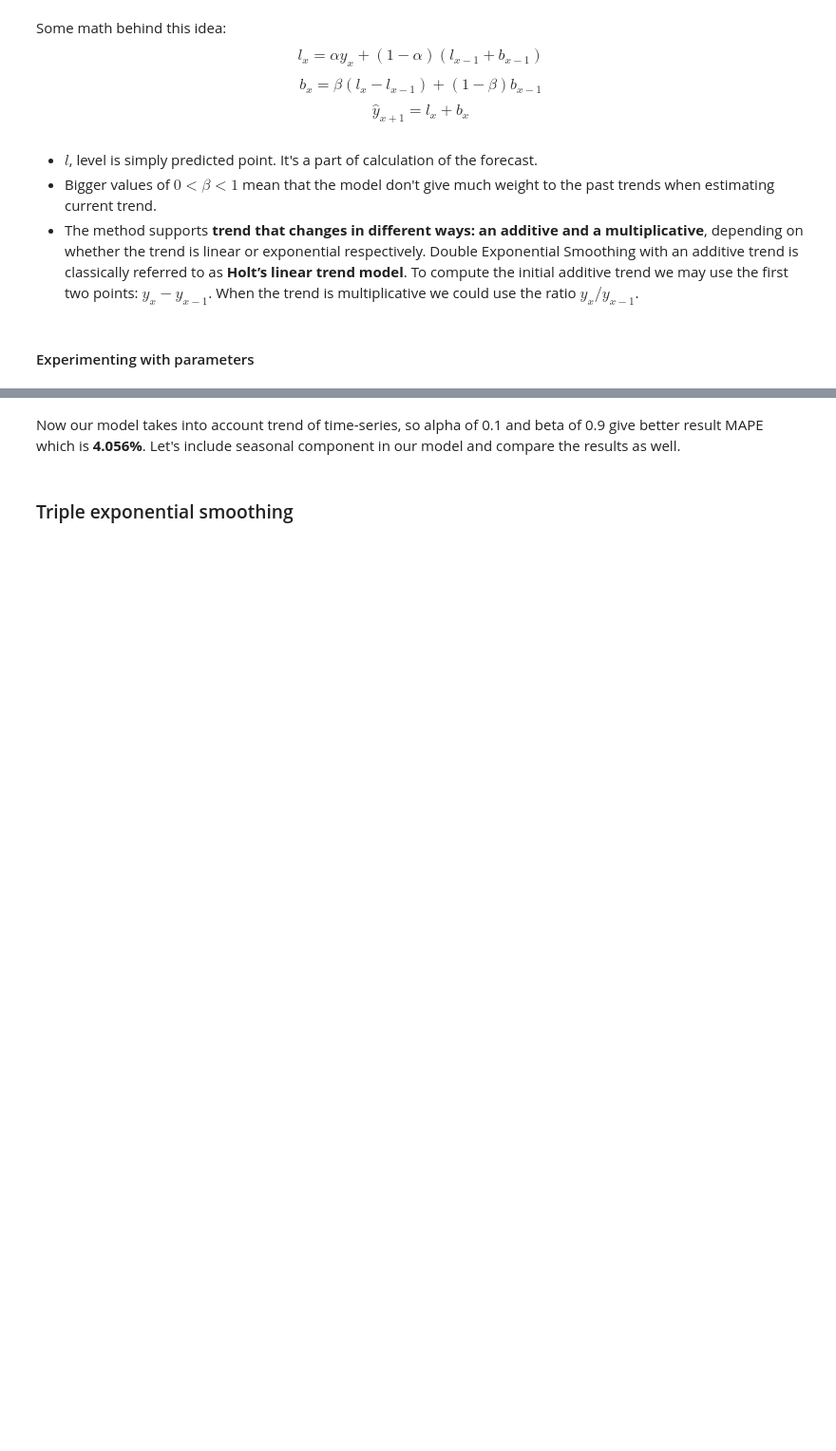
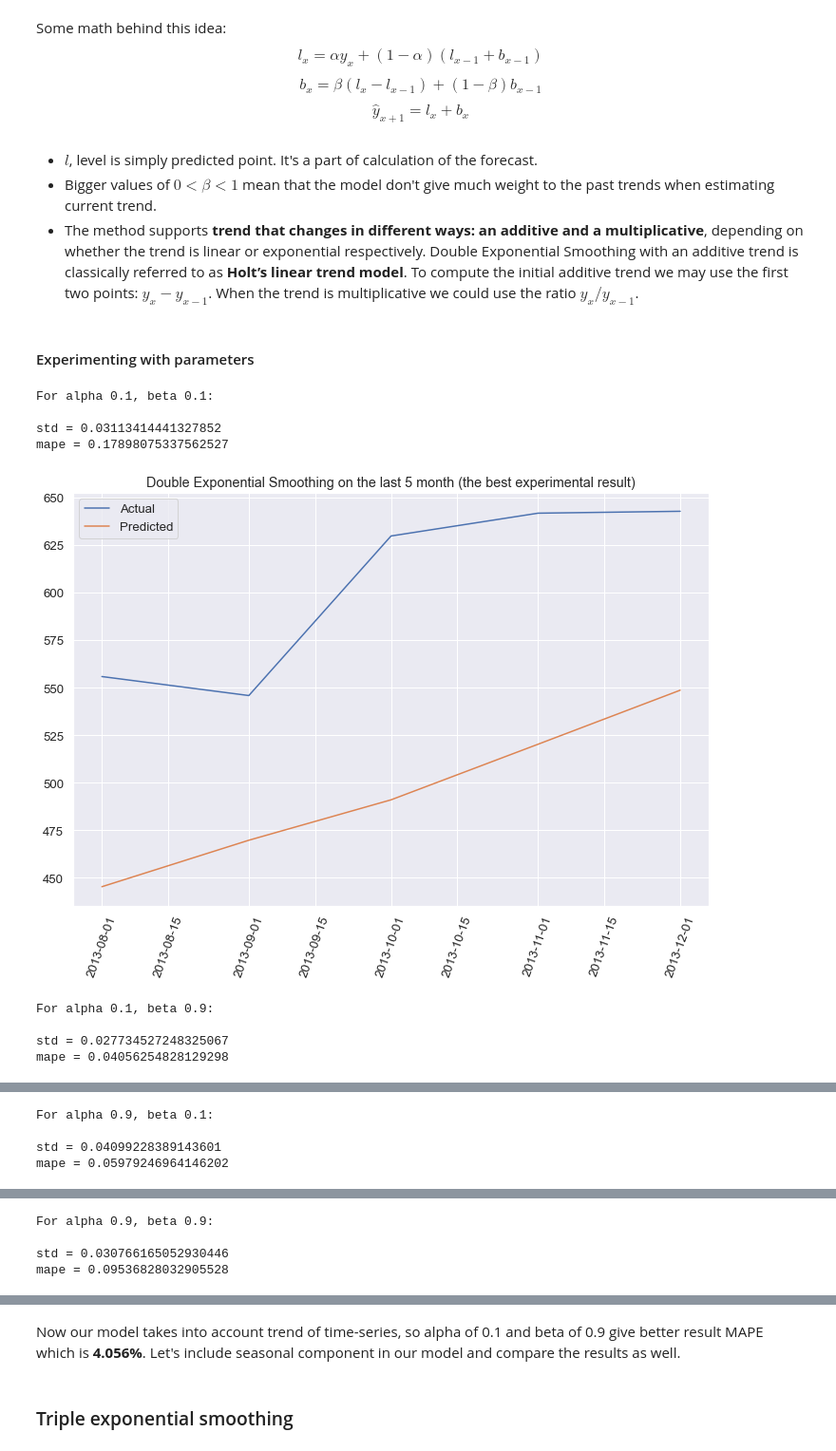
Before and after one commit to Dosann/Time-series-forecast, a Jupyter notebook: shipment_forecast.ipynb, the cells around one changed output, grey strips where cells are left out. Shown at 95% size. Saved outputs shown, nothing was run; the diff lists cells and outputs as text; code cells hidden in the pictures; blank space fills up the shorter version.

```diff
--- a/shipment_forecast.ipynb
+++ b/shipment_forecast.ipynb
@@ -346,8 +291,0 @@ from sklearn.pipeline import Pipeline
-# %%
-values = data.Shipments.values
-
-tscv = TimeSeriesSplit(n_splits=5, test_size=1)
-for train, test in tscv.split(values):
-    X_train = values[train]
-    pipe = Pipeline([('simple_exp_smooth', SimpleExpSmoothing(X_train))])
-    pipe.fit(X_train)
@@ -419,21 +365,24 @@ $$\hat{y}_{x+1} = l_x + b_x$$
 - The method supports **trend that changes in different ways: an additive and a multiplicative**, depending on whether the trend is linear or exponential respectively. Double Exponential Smoothing with an additive trend is classically referred to as **Holt’s linear trend model**. To compute the initial additive trend we may use the first two points: $y_x - y_{x-1}$. When the trend is multiplicative we could use the ratio $y_x / y_{x-1}$.
 # %% [markdown]
 #### Experimenting with parameters
-# %%
-alphas = [0.1, 0.9]
-betas = [0.1, 0.9]
-min_mape = 1
-
-for alpha in alphas:
-    for beta in betas:
-        exp_smooth = exp_smooth_score([alpha, beta])
-        predicted_values = exp_smooth['predicted']
-        mape_error = np.mean(exp_smooth['mape'])
-        mae_error = np.mean(exp_smooth['mae'])
-        print(f'For alpha = {alpha}, beta = {beta}:\nmape = {mape_error}\nmae = {mae_error}\n')
-
-        if min_mape > mape_error:
-            best_predicted_values = predicted_values
-            min_mape = mape_error
-
-plot_results(x, y_true, best_predicted_values, title='Double Exponential Smoothing on the last 5 month (the best experimental result)')
+# %%
+alphas = [0.1, 0.9]
+betas = [0.1, 0.9]
+
+for alpha in alphas:
+    for beta in betas:
+        print(f'For alpha {alpha}, beta {beta}:\n')
+        model = ExpEstimator(trend='additive', smoothing_level=alpha, smoothing_trend=beta)
+        predicted_values = evaluate(model, X, y)
+
+        plot_results(x, y_true, predicted_values, title='Double Exponential Smoothing on the last 5 month (the best experimental result)')
+# %% [output]
+For alpha 0.1, beta 0.1:
+
+std = 0.03113414441327852
+mape = 0.17898075337562527
+[figure, added]
+For alpha 0.1, beta 0.9:
+
+std = 0.027734527248325067
+mape = 0.04056254828129298
@@ -439,0 +390,4 @@ plot_results(x, y_true, best_predicted_values, title='Double Exponential Smoothi
+For alpha 0.9, beta 0.1:
+
+std = 0.04099228389143601
+mape = 0.05979246964146202
@@ -439,0 +395,4 @@ plot_results(x, y_true, best_predicted_values, title='Double Exponential Smoothi
+For alpha 0.9, beta 0.9:
+
+std = 0.030766165052930446
+mape = 0.09536828032905528
```
Also changed, not shown: parts of 40 cells of this notebook.
